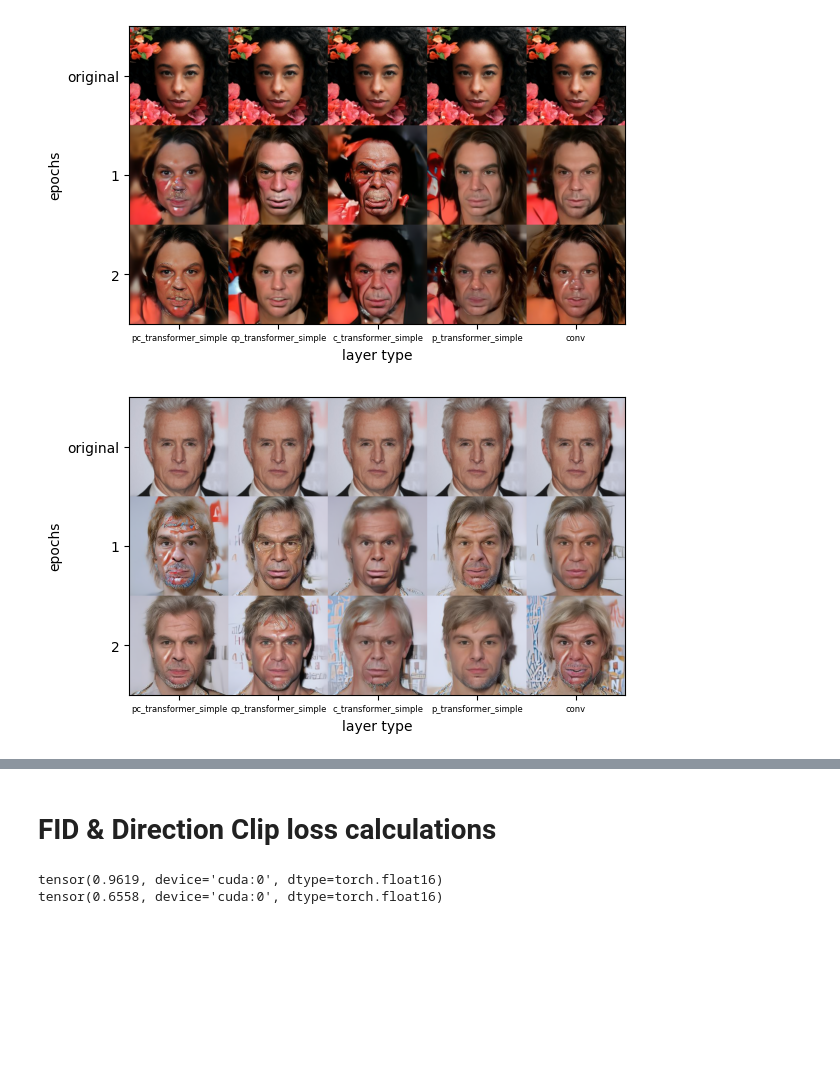
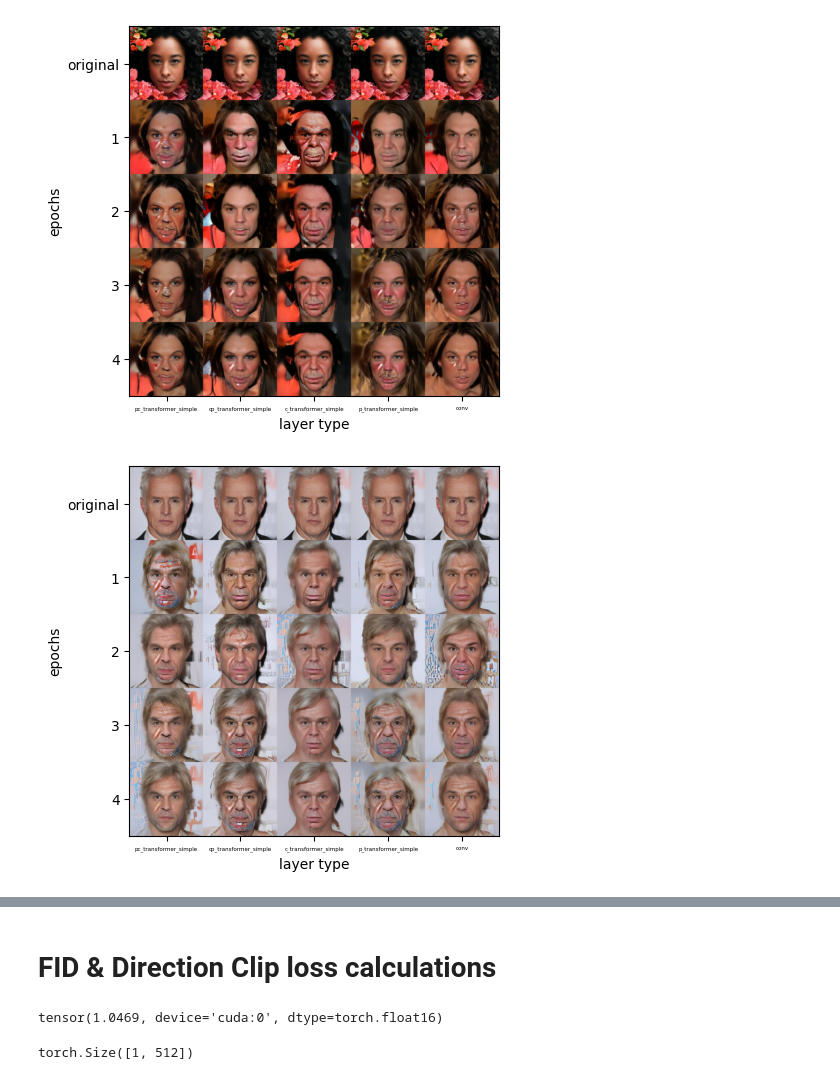
Before and after one commit to zilaeric/asyrp-extension, a Jupyter notebook: src/lib/asyrp/notebooks/visualize_ablations.ipynb, the cells around one changed output, grey strips where cells are left out. Saved outputs shown, nothing was run; the diff lists cells and outputs as text; code cells hidden in the pictures; blank space fills up the shorter version.

```diff
--- a/src/lib/asyrp/notebooks/visualize_ablations.ipynb
+++ b/src/lib/asyrp/notebooks/visualize_ablations.ipynb
@@ -63,10 +80,17 @@ def ablation_epochs_vs_deltas(reconstructed=False, image_idx=0):
 
         image_cols.append(image_array)
 
+
+    # add conv
+    basepath = Path("/home/parting/master_AI/DL2/DL2-2023-group-15/src/eval_runs/dstrength_ablation")
+    image_path = basepath / "conv" / "5" / "40"/ f"test_{image_idx}_19_ngen40.png"
+    image_array = np.array(Image.open(image_path).convert('RGB'))
+    image_cols.append(image_array)
+
     image_grid = np.concatenate(image_cols, axis=1)
 
     fig,ax = plt.subplots(1)
-    ax.set_xticks([256] * np.arange(4) + 128, ("1","2","4","8"))
+    ax.set_xticks([256] * np.arange(5) + 128, ("1","2","4","8", "conv"))
     # from script
     min_delta = 0
     max_delta = 1
@@ -94,7 +118,7 @@ def ablation_epochs_vs_layer(reconstructed=False, image_idx=0):
 
     layertype = ['pc_transformer_simple', 'cp_transformer_simple', 'c_transformer_simple', 'p_transformer_simple', 'conv']
     # epochs = [0,1,2,3,4,5]
-    epochs = [-1, 0,1]
+    epochs = [-1, 0,1,2,3]
 
     image_rows = []
 
@@ -108,34 +132,36 @@ def ablation_epochs_vs_layer(reconstructed=False, image_idx=0):
         for epoch in epochs:
             #skip first epoch as its for original images
             if epoch == -1:
                 continue
 
             image_path = basepath / f"{layer}" / f"{epoch}" / "40" / "edited" / f"test_{image_idx}_19_ngen40_edited.png"
 
             # read image
             image_array = np.array(Image.open(image_path).convert('RGB'))
             # if epoch == 0:
             #     image_array[:100] = 0
 
             image_row.append(image_array)
         row = np.concatenate(image_row, axis=0)
         image_rows.append(row)
     image_grid = np.concatenate(image_rows, axis=1)
 
     fig,ax = plt.subplots(1)
     ax.set_xticks([256] * np.arange(len(layertype)) + 128, layertype)
-    ax.set_yticks([256] * np.arange(len(epochs)) + 128, ("original", "1","2"))
+    ax.set_yticks([256] * np.arange(len(epochs)) + 128, ("original", "1","2", "3", "4"))
     ax.set_ylabel('epochs')
     ax.set_xlabel('layer type')
+    # for tick in ax.get_xticklabels():
+    #     tick.set_rotation(45)
 
     plt.imshow(image_grid)
     # plt.savefig(f"epochs_vs_layer_img{image_idx}.png", bbox_inches='tight', pad_inches=0, dpi=300)
 
     plt.show()
 
-plt.rc('xtick', labelsize=6)
+plt.rc('xtick', labelsize=4)
 for i in range(5):
     ablation_epochs_vs_layer(image_idx=i)
 # %% [output]
-[figure, old version]
+[figure, new version]
-[figure, old version]
+[figure, new version]
@@ -182,27 +208,33 @@ transform = transforms.Compose([
     transforms.PILToTensor()
 ])
 
-guid = "pixar"
+guid = "smiling"
 
+total_clip_loss = 0
 (src_texts, target_texts) = SRC_TRG_TXT_DIC[guid]
+for i in range(5):
+    with torch.no_grad():
+        # path1 = f"/home/parting/master_AI/DL2/DL2-2023-group-15/src/eval_runs/heads_ablation/h1/0/40/edited/test_1_19_ngen40_edited.png"
+        # path2 = f"/home/parting/master_AI/DL2/DL2-2023-group-15/src/eval_runs/layertype_ablation/conv/0/40/edited/test_{i}_19_ngen40_edited.png"
+        # path3 = f"/home/parting/master_AI/DL2/DL2-2023-group-15/src/eval_runs/layertype_ablation/conv/0/40/reconstructed/test_{i}_19_ngen40_reconstructed.png"
 
-with torch.no_grad():
-    path1 = "/home/parting/master_AI/DL2/DL2-2023-group-15/src/eval_runs/heads_ablation/h1/0/40/edited/test_0_19_ngen40_edited.png"
-    path2 = "/home/parting/master_AI/DL2/DL2-2023-group-15/src/eval_runs/heads_ablation/h1/5/40/edited/test_0_19_ngen40_edited.png"
-    path3 = "/home/parting/master_AI/DL2/DL2-2023-group-15/src/eval_runs/heads_ablation/h1/0/40/reconstructed/test_0_19_ngen40_reconstructed.png"
-    src_img = Image.open(path2)
-    target_img = Image.open(path3)
+        path2 = f"/home/parting/master_AI/DL2/DL2-2023-group-15/src/runs/smiling_LC_CelebA_HQ_t999_ninv50_ngen50/test_images/50/edited/test_{i}_4_ngen50_edited.png"
+        path3 = f"/home/parting/master_AI/DL2/DL2-2023-group-15/src/runs/smiling_LC_CelebA_HQ_t999_ninv50_ngen50/test_images/50/reconstructed/test_{i}_4_ngen50_reconstructed.png"
+        src_img = Image.open(path2)
+        target_img = Image.open(path3)
 
-    src_img_tensor = transform(src_img).float().to(device)[None, :]
-    target_img_tensor = transform(target_img).float().to(device)[None, :]
+        src_img_tensor = transform(src_img).float().to(device)[None, :]
+        target_img_tensor = transform(target_img).float().to(device)[None, :]
 
-    clip_loss_intermediate = clip_loss_func.clip_directional_loss(src_img_tensor, src_texts, target_img_tensor, target_texts)
-    clip_loss = -torch.log((2 - clip_loss_intermediate) / 2)
-    print(clip_loss_intermediate)
-    print(clip_loss)
+        clip_loss = clip_loss_func.clip_directional_loss(src_img_tensor, src_texts, target_img_tensor, target_texts)
+        # clip_loss = -torch.log((2 - cosine_distance) / 2)
+        # print(i, cosine_distance)
+        # print(clip_loss)
+        # print("="*50)
 
-    del src_img_tensor, target_img_tensor
-    # total_clip_loss += clip_loss
+        # del src_img_tensor, target_img_tensor
+        total_clip_loss += clip_loss
+
+total_clip_loss / 5
 # %% [output]
-tensor(0.9619, device='cuda:0', dtype=torch.float16)
-tensor(0.6558, device='cuda:0', dtype=torch.float16)
+tensor(1.0469, device='cuda:0', dtype=torch.float16)
@@ -211,0 +241,5 @@ tensor(0.6670, device='cuda:0', dtype=torch.float16)
+# %%
+target_direction = clip_loss_func.compute_text_direction(src_texts, target_texts)
+target_direction.shape
+# %% [output]
+torch.Size([1, 512])
```
Also changed, not shown: parts of 21 cells of this notebook.
